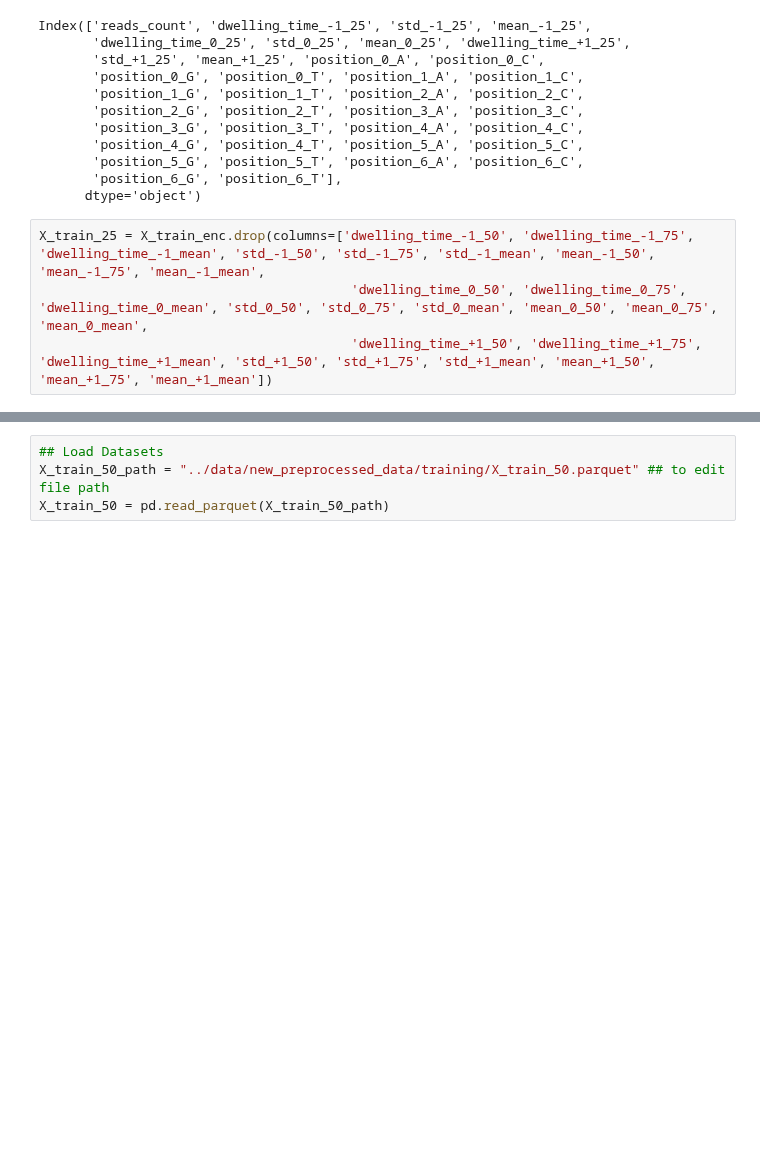
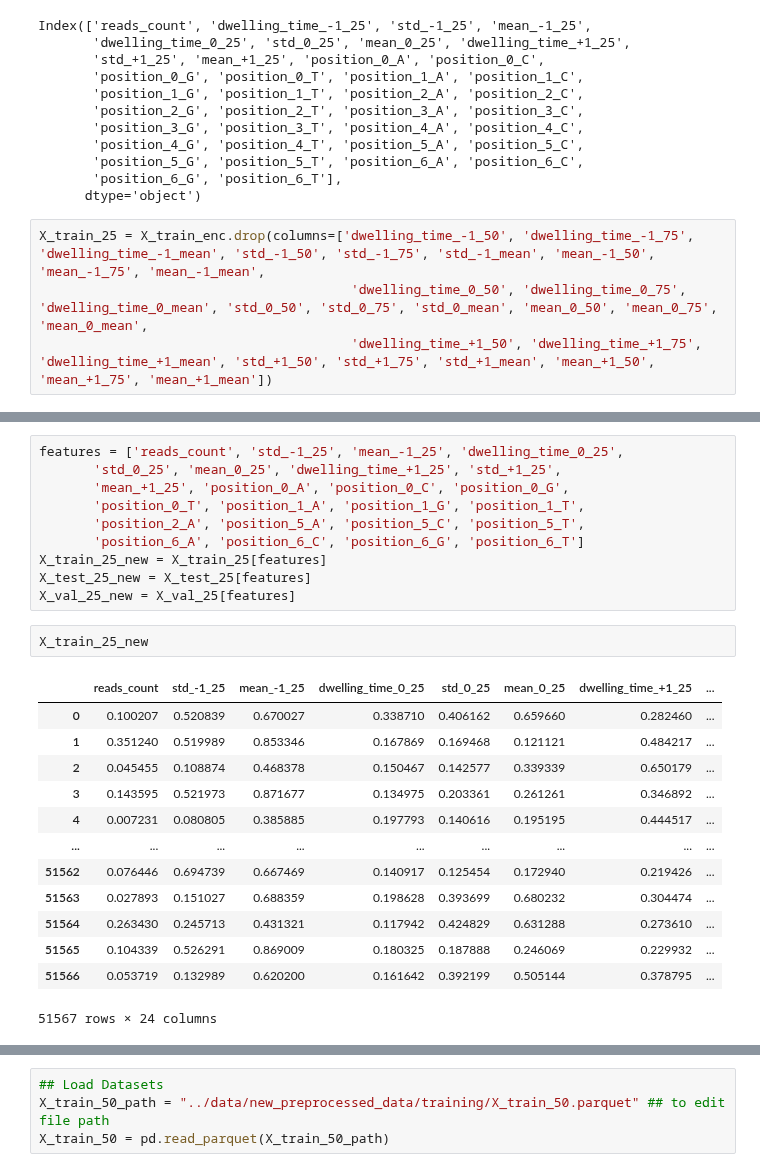
Before and after one commit to claudia-07/DSA4262-ACMXZ, a Jupyter notebook: modelling/xgboost_anqi.ipynb, the cells around one changed output, grey strips where cells are left out. Drawn from its saved outputs; the diff is of its cells as text; blank space fills up the shorter version.

```diff
--- a/modelling/xgboost_anqi.ipynb
+++ b/modelling/xgboost_anqi.ipynb
@@ -199,0 +250,26 @@ PR AUC: 0.093
+# %%
+features = ['reads_count', 'std_-1_25', 'mean_-1_25', 'dwelling_time_0_25',
+       'std_0_25', 'mean_0_25', 'dwelling_time_+1_25', 'std_+1_25',
+       'mean_+1_25', 'position_0_A', 'position_0_C', 'position_0_G',
+       'position_0_T', 'position_1_A', 'position_1_G', 'position_1_T',
+       'position_2_A', 'position_5_A', 'position_5_C', 'position_5_T',
+       'position_6_A', 'position_6_C', 'position_6_G', 'position_6_T']
+X_train_25_new = X_train_25[features]
+X_test_25_new = X_test_25[features]
+X_val_25_new = X_val_25[features]
+# %%
+X_train_25_new
+# %% [output]
+|  | reads_count | std_-1_25 | mean_-1_25 | dwelling_time_0_25 | std_0_25 | mean_0_25 | dwelling_time_+1_25 | ... |
+| 0 | 0.100207 | 0.520839 | 0.670027 | 0.338710 | 0.406162 | 0.659660 | 0.282460 | ... |
+| 1 | 0.351240 | 0.519989 | 0.853346 | 0.167869 | 0.169468 | 0.121121 | 0.484217 | ... |
+| 2 | 0.045455 | 0.108874 | 0.468378 | 0.150467 | 0.142577 | 0.339339 | 0.650179 | ... |
+| 3 | 0.143595 | 0.521973 | 0.871677 | 0.134975 | 0.203361 | 0.261261 | 0.346892 | ... |
+| 4 | 0.007231 | 0.080805 | 0.385885 | 0.197793 | 0.140616 | 0.195195 | 0.444517 | ... |
+| ... | ... | ... | ... | ... | ... | ... | ... | ... |
+| 51562 | 0.076446 | 0.694739 | 0.667469 | 0.140917 | 0.125454 | 0.172940 | 0.219426 | ... |
+| 51563 | 0.027893 | 0.151027 | 0.688359 | 0.198628 | 0.393699 | 0.680232 | 0.304474 | ... |
+| 51564 | 0.263430 | 0.245713 | 0.431321 | 0.117942 | 0.424829 | 0.631288 | 0.273610 | ... |
+| 51565 | 0.104339 | 0.526291 | 0.869009 | 0.180325 | 0.187888 | 0.246069 | 0.229932 | ... |
+| 51566 | 0.053719 | 0.132989 | 0.620200 | 0.161642 | 0.392199 | 0.505144 | 0.378795 | ... |
+51567 rows × 24 columns
```
Also changed, not shown: parts of 6 cells of this notebook, 1 other file.
